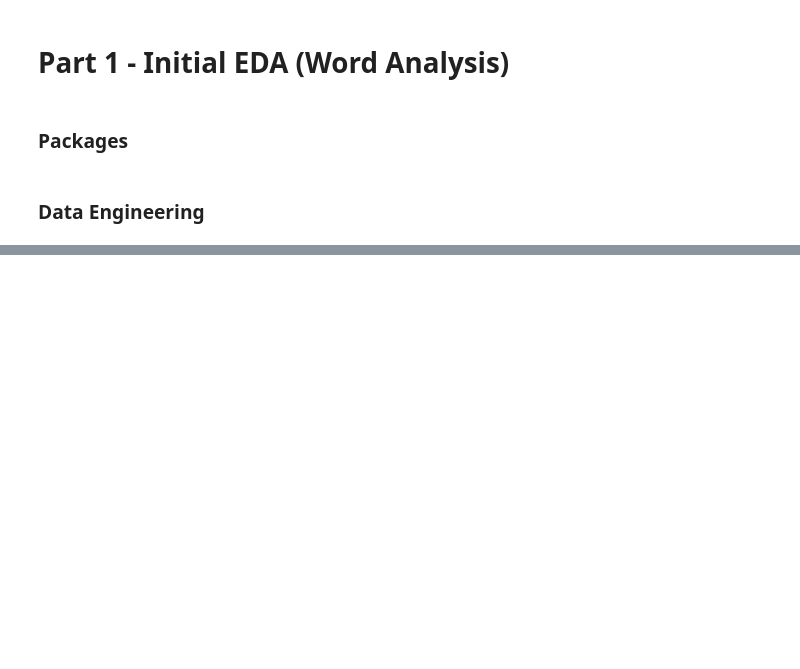
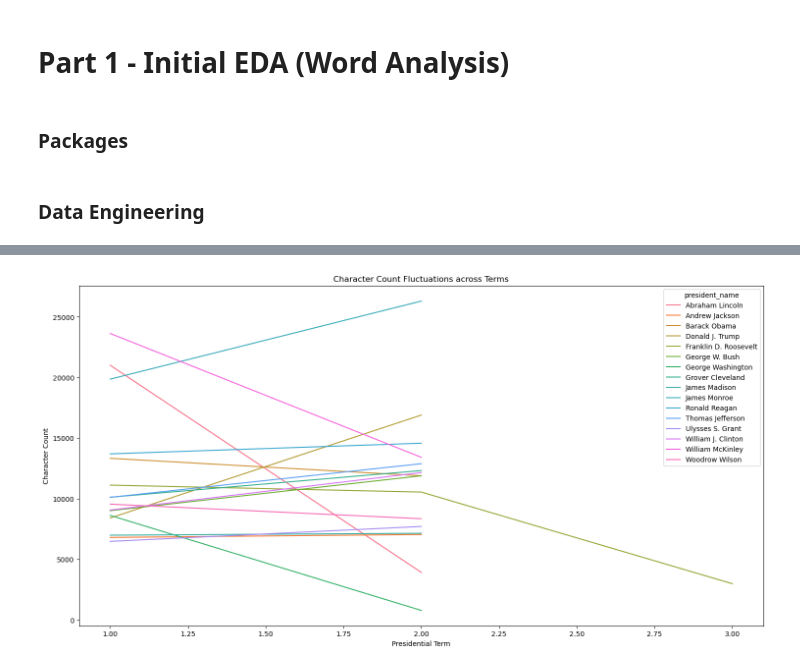
Before and after one commit to UCB-stat-159-f25/final-group19, a Jupyter notebook: part1.ipynb, the cells around one changed output, grey strips where cells are left out. Cells and saved outputs as stored; diff of their text form; code cells hidden in the pictures; blank space fills up the shorter version.

```diff
--- a/part1.ipynb
+++ b/part1.ipynb
@@ -27,0 +79,9 @@ data.head(5)
+# %%
+plt.figure(figsize=(18,9))
+sns.lineplot(data=data_organized, x="term", y="character count", hue="president_name")
+plt.title("Character Count Fluctuations across Terms")
+plt.xlabel("Presidential Term")
+plt.ylabel("Character Count")
+plt.show()
+# %% [output]
+[figure, added]
```
Also changed, not shown: parts of 15 cells of this notebook, 1 other file.
